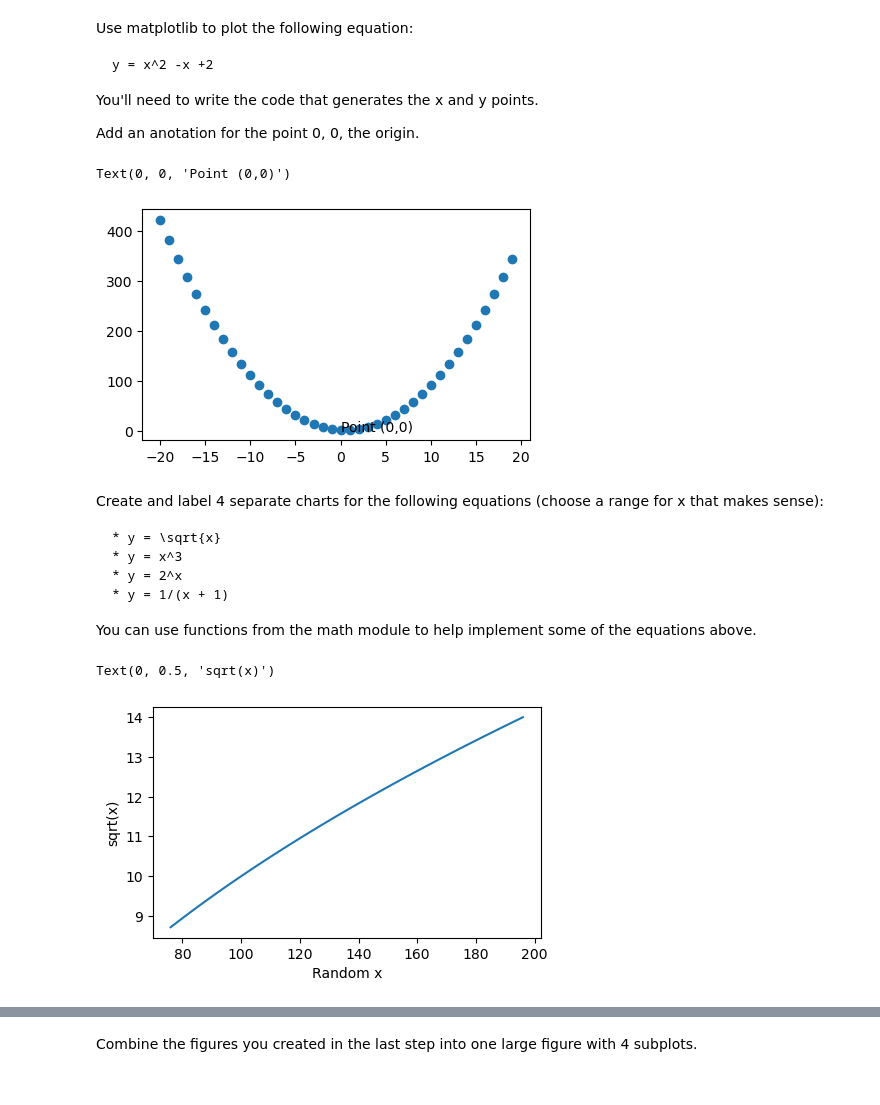
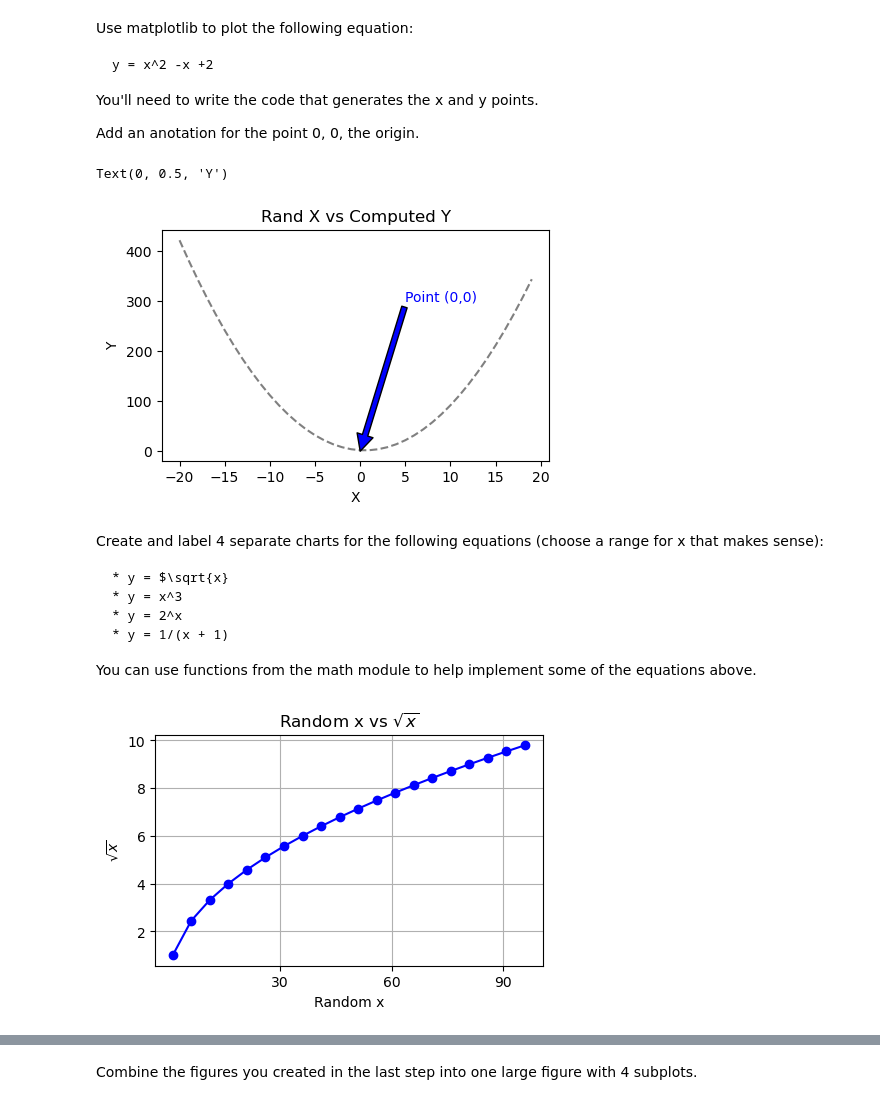
Before and after one commit to MigashaneVictoire/numpy-pandas-visualization-exercises, a Jupyter notebook: matplotlib_exercises.ipynb, the cells around one changed output, grey strips where cells are left out. Saved outputs shown, nothing was run; the diff lists cells and outputs as text; code cells hidden in the pictures.

````diff
--- a/matplotlib_exercises.ipynb
+++ b/matplotlib_exercises.ipynb
@@ -14,36 +15,48 @@ Add an anotation for the point 0, 0, the origin.
 # %%
 x = np.arange(-20,20, 1)
 y = ((x**2) - x) + 2
 
 plt.figure(figsize = (5,3))
-plt.scatter(x,y)
-plt.annotate("Point (0,0)", (0,0))
+plt.plot(x,y, c="gray", ls="--")
+
+plt.annotate("Point (0,0)",
+             xy=(0,0),
+             c="b", xytext=(5,300),
+             arrowprops= dict(facecolor= "b"))
+
+plt.title("Rand X vs Computed Y")
+plt.xlabel("X")
+plt.ylabel("Y")
+
+# plt.savefig("figure1.png")
 # %% [output]
-Text(0, 0, 'Point (0,0)')
+Text(0, 0.5, 'Y')
-[figure, old version]
+[figure, new version]
 # %% [markdown]
 Create and label 4 separate charts for the following equations (choose a range for x that makes sense):
 ```
-* y = \sqrt{x}
+* y = $\sqrt{x}
 * y = x^3
 * y = 2^x
 * y = 1/(x + 1)
 ```
 You can use functions from the math module to help implement some of the equations above.
 # %%
-x = np.arange(76,200, 4)
+x = np.arange(1, 100, 5)
 
 # set y variable
 y1 = np.sqrt(x)
 
 # Plot on the first subplot
 plt.figure(figsize=(5,3))
-plt.plot(x,y1)
+plt.plot(x,y1, c="b", marker = "o")
 
-# plt.title('Random x vs square y')
+plt.title('Random x vs $\sqrt{x}$')
 plt.xlabel("Random x")
-plt.ylabel("sqrt(x)")
+plt.ylabel("$\sqrt{x}$")
+plt.xticks([30,60,90])
+
+plt.grid(":")
 # %% [output]
-Text(0, 0.5, 'sqrt(x)')
-[figure, old version]
+[figure, new version]
 # %%
````
Also changed, not shown: parts of 5 cells of this notebook.
